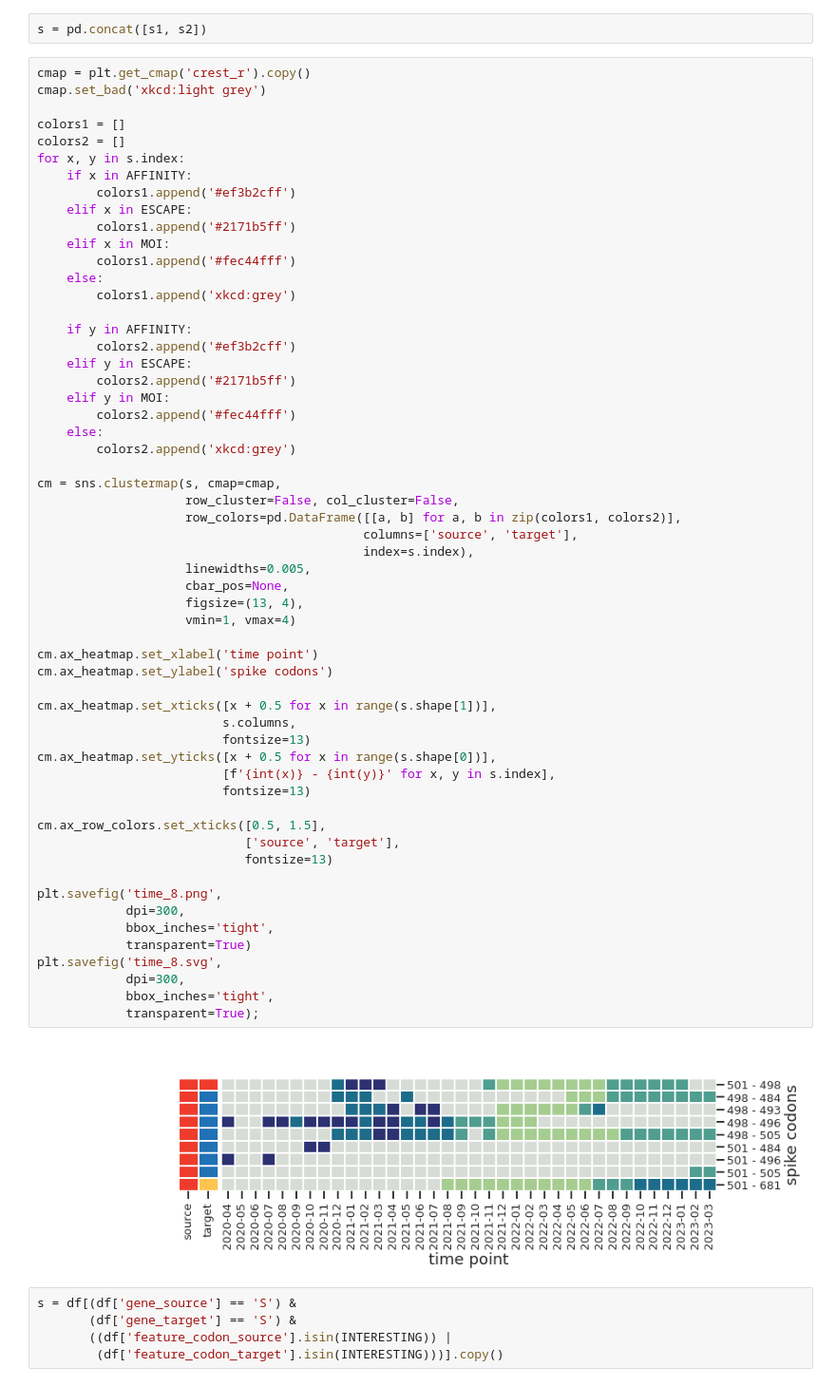
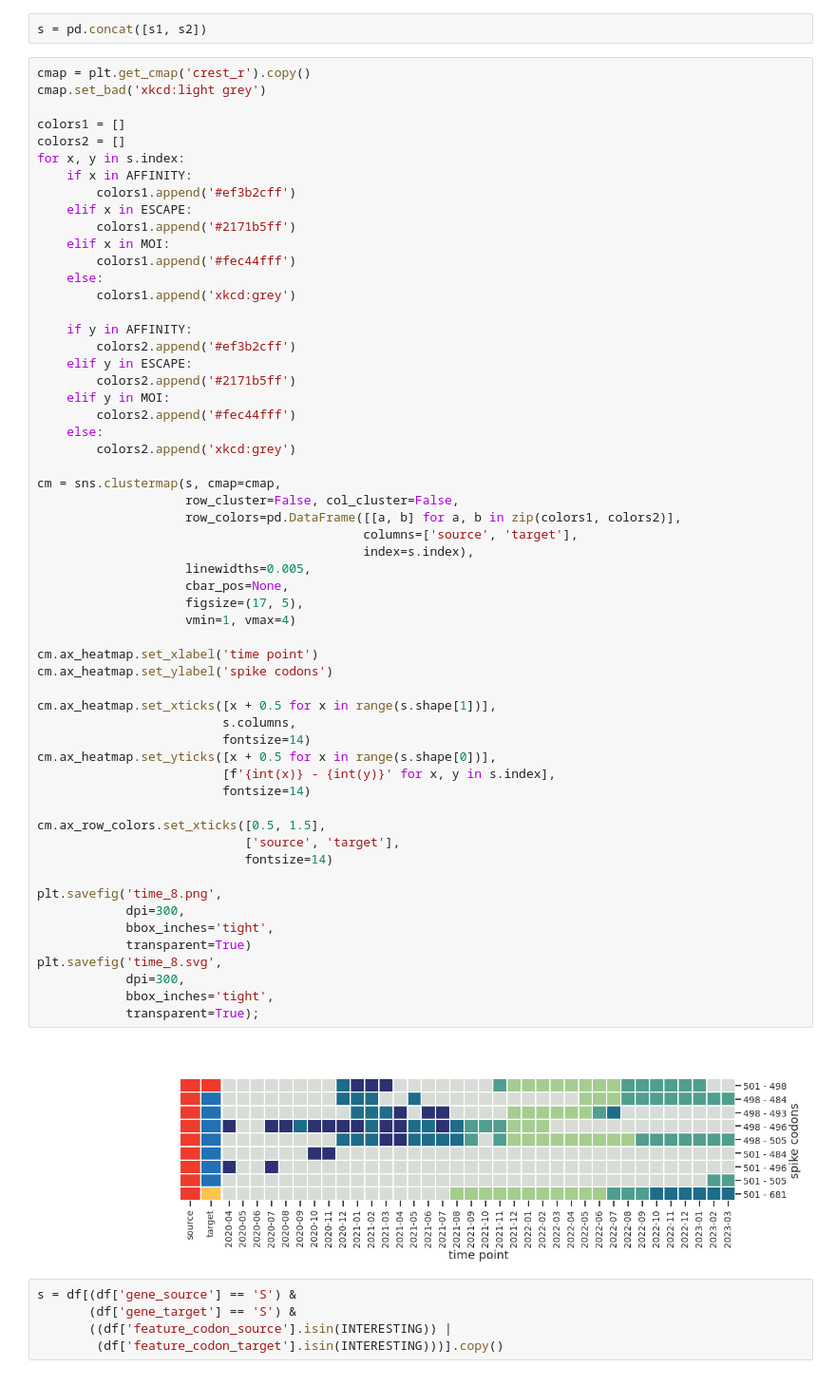
Before and after one commit to microbial-pangenomes-lab/2022_sarscov2_epistasis, a Jupyter notebook: notebooks/figure_3.ipynb, the cells around one changed output. Shown at 95% size. Cells and saved outputs as stored; diff of their text form.

```diff
--- a/notebooks/figure_3.ipynb
+++ b/notebooks/figure_3.ipynb
@@ -584,38 +584,38 @@ for x, y in s.index:
 
 cm = sns.clustermap(s, cmap=cmap,
                     row_cluster=False, col_cluster=False,
                     row_colors=pd.DataFrame([[a, b] for a, b in zip(colors1, colors2)],
                                             columns=['source', 'target'],
                                             index=s.index),
                     linewidths=0.005,
                     cbar_pos=None,
-                    figsize=(13, 4),
+                    figsize=(17, 5),
                     vmin=1, vmax=4)
 
 cm.ax_heatmap.set_xlabel('time point')
 cm.ax_heatmap.set_ylabel('spike codons')
 
 cm.ax_heatmap.set_xticks([x + 0.5 for x in range(s.shape[1])],
                          s.columns,
-                         fontsize=13)
+                         fontsize=14)
 cm.ax_heatmap.set_yticks([x + 0.5 for x in range(s.shape[0])],
                          [f'{int(x)} - {int(y)}' for x, y in s.index],
-                         fontsize=13)
+                         fontsize=14)
 
 cm.ax_row_colors.set_xticks([0.5, 1.5],
                             ['source', 'target'],
-                            fontsize=13)
+                            fontsize=14)
 
 plt.savefig('time_8.png',
             dpi=300,
             bbox_inches='tight',
             transparent=True)
 plt.savefig('time_8.svg',
             dpi=300,
             bbox_inches='tight',
             transparent=True);
 # %% [output]
-[figure, old version]
+[figure, new version]
 # %%
 s = df[(df['gene_source'] == 'S') &
        (df['gene_target'] == 'S') &
```
Also changed, not shown: parts of 2 cells of this notebook.
